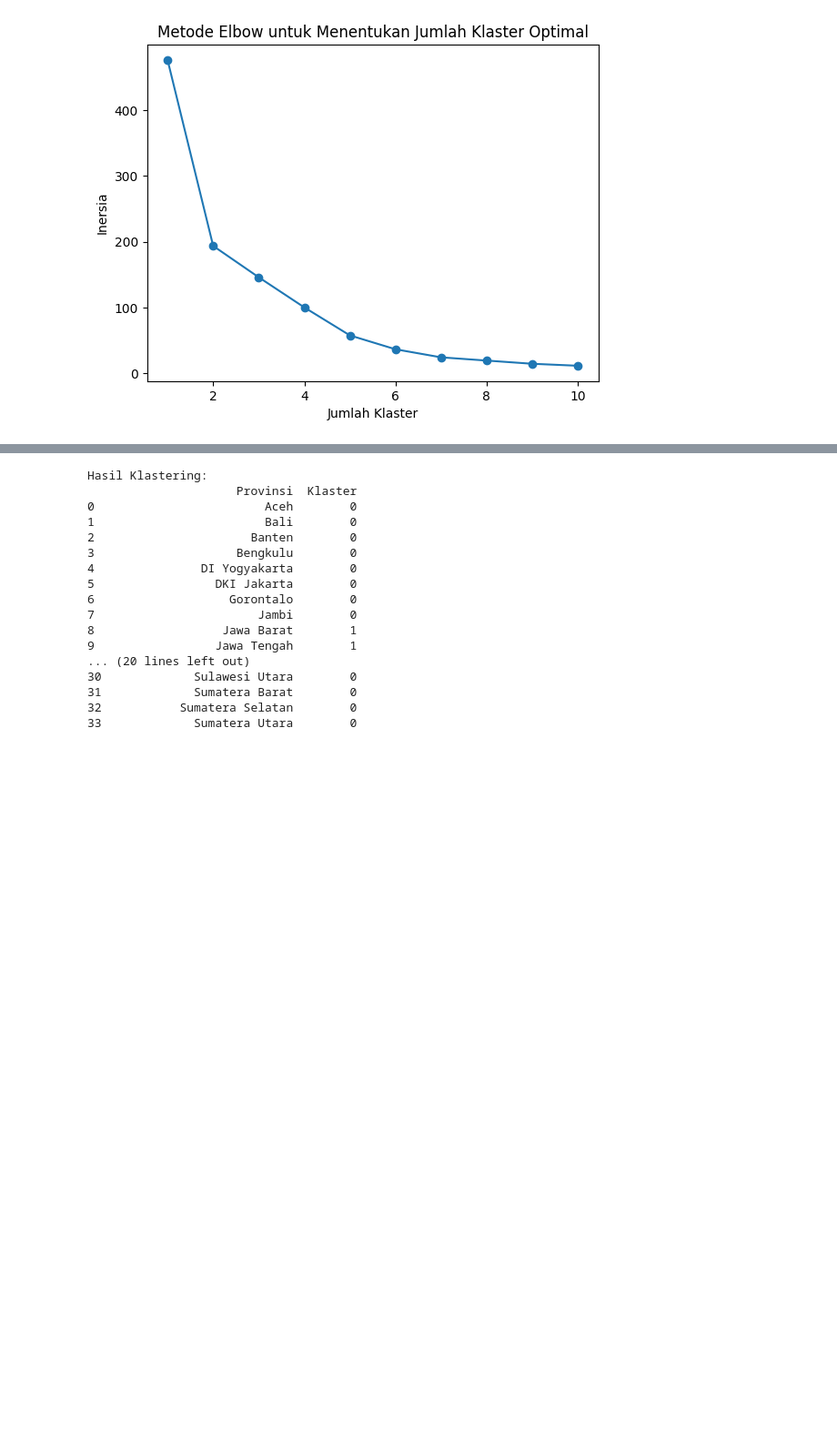
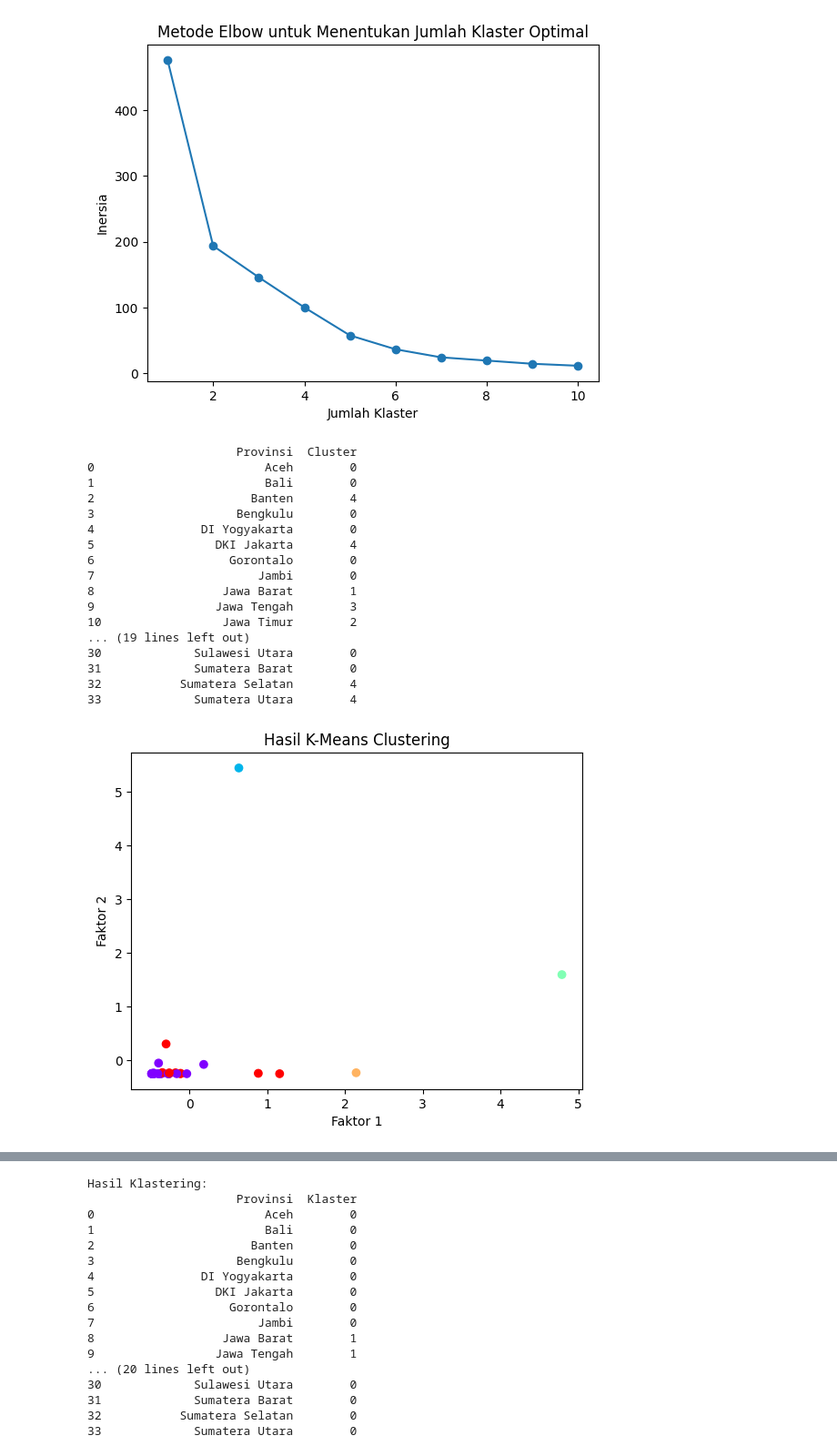
Before and after one commit to nurhidayahanugrah/datmin-pmm, a Jupyter notebook: Coba/pakeini.ipynb, the cells around one changed output, grey strips where cells are left out. Shown at 91% size. Drawn from its saved outputs; the diff is of its cells as text; code cells hidden in the pictures; blank space fills up the shorter version.

```diff
--- a/Coba/pakeini.ipynb
+++ b/Coba/pakeini.ipynb
@@ -351,3 +503,63 @@ jumlah_klaster_optimal = 2  # Sesuaikan dengan hasil analisis elbow Anda
 # %% [output]
 [figure]
+# %%
+# Memilih kolom faktor perceraian (indeks 1 hingga akhir)
+data = df_normalized.iloc[:, 1:]
+
+# Normalisasi data
+scaler = StandardScaler()
+data_normalized = scaler.fit_transform(data)
+
+# Menentukan jumlah kluster (bisa disesuaikan)
+num_clusters = 5
+
+# Menerapkan K-Means Clustering
+kmeans = KMeans(n_clusters=num_clusters, random_state=42)
+df_normalized['Cluster'] = kmeans.fit_predict(data_normalized)
+
+# Menampilkan hasil clustering
+print(df_normalized[['Provinsi', 'Cluster']])
+
+# Visualisasi hasil clustering
+plt.scatter(data_normalized[:, 8], data_normalized[:, 13], c=df_normalized['Cluster'], cmap='rainbow')
+plt.title('Hasil K-Means Clustering')
+plt.xlabel('Faktor 1')
+plt.ylabel('Faktor 2')
+plt.show()
+
+# import numpy as np
+# # Pilih jumlah kluster berdasarkan metode elbow
+# num_clusters = 2  # Gantilah sesuai hasil metode elbow
+
+# # Menerapkan K-Means Clustering
+# kmeans = KMeans(n_clusters=num_clusters, random_state=42)
+# df_normalized['Cluster'] = kmeans.fit_predict(data_for_clustering_scaled)
+
+# # Menampilkan hasil clustering
+# print(df_normalized[['Provinsi', 'Cluster']])
+
+# # Visualisasi hasil clustering
+# plt.scatter(df_normalized['Provinsi'], np.zeros(len(df_normalized)), c=df_normalized['Cluster'], cmap='rainbow')
+# plt.title('Hasil K-Means Clustering')
+# plt.xlabel('Provinsi')
+# plt.show()
+# %% [output]
+                     Provinsi  Cluster
+0                        Aceh        0
+1                        Bali        0
+2                      Banten        4
+3                    Bengkulu        0
+4               DI Yogyakarta        0
+5                 DKI Jakarta        4
+6                   Gorontalo        0
+7                       Jambi        0
+8                  Jawa Barat        1
+9                 Jawa Tengah        3
+10                 Jawa Timur        2
+... (19 lines left out)
+30             Sulawesi Utara        0
+31             Sumatera Barat        0
+32           Sumatera Selatan        4
+33             Sumatera Utara        4
+[figure, added]
 # %%
```
Also changed, not shown: parts of 18 cells of this notebook, 1 other file.
